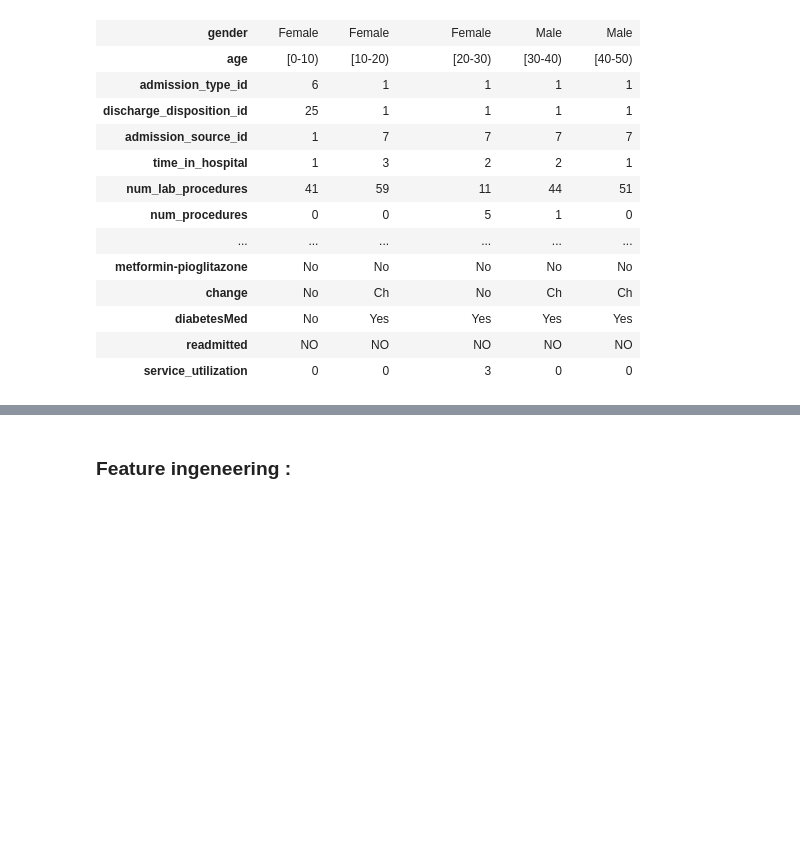
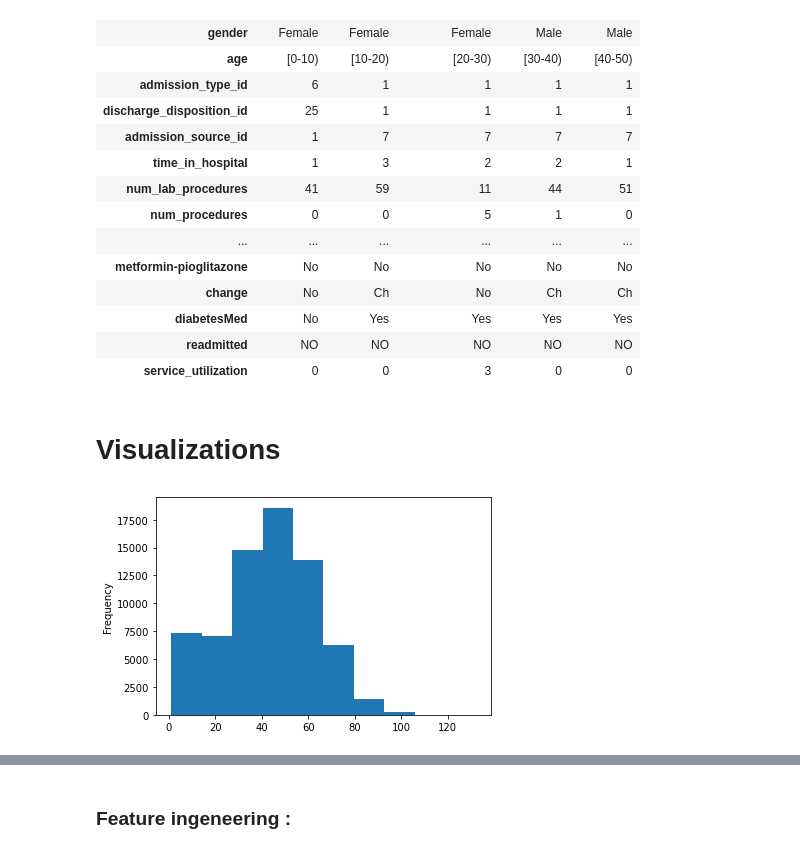
Before and after one commit to minji-km/Diabetes-130-US-hospitals-for-years-1999-2008, a Jupyter notebook: Final project Version Finale.ipynb, the cells around one changed output, grey strips where cells are left out. Drawn from its saved outputs; the diff is of its cells as text; code cells hidden in the pictures; blank space fills up the shorter version.

```diff
--- a/Final project Version Finale.ipynb
+++ b/Final project Version Finale.ipynb
@@ -9,5 +17,5 @@ successfully loaded
 # %%
-df = pd.read_csv('Data/diabetic_data.csv')
+df = pd.read_csv('diabetic_data.csv')
 df.head().T
 # %% [output]
 |  | 0 | 1 | 2 | 3 | 4 |
@@ -171,3 +181,9 @@ df.head().T
 | diabetesMed | No | Yes | Yes | Yes | Yes |
 | readmitted | NO | NO | NO | NO | NO |
 | service_utilization | 0 | 0 | 3 | 0 | 0 |
+# %% [markdown]
+# Visualizations
+# %%
+df.num_lab_procedures.plot(kind = 'hist');
+# %% [output]
+[figure, added]
```
Also changed, not shown: parts of 10 cells of this notebook.
